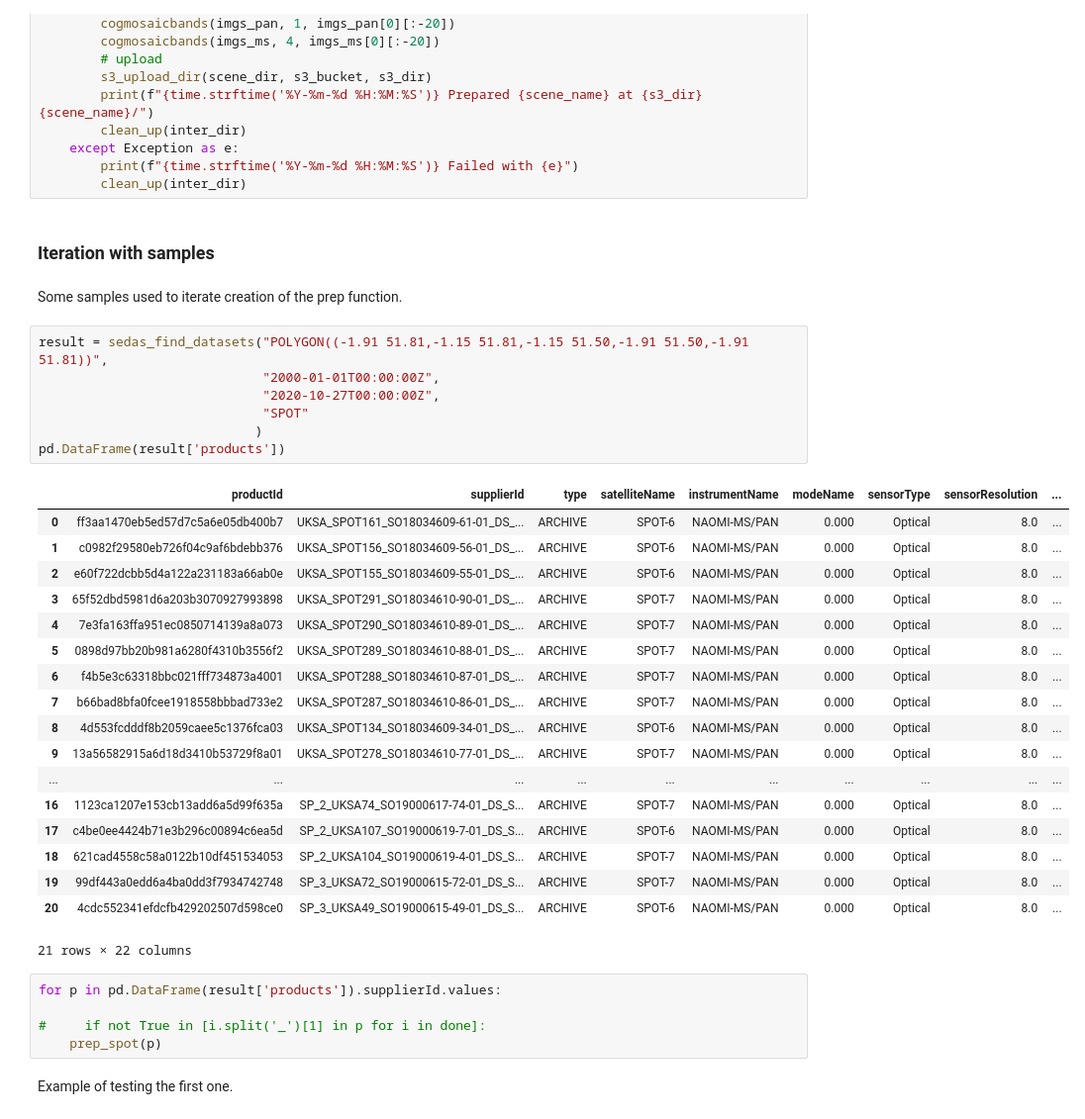
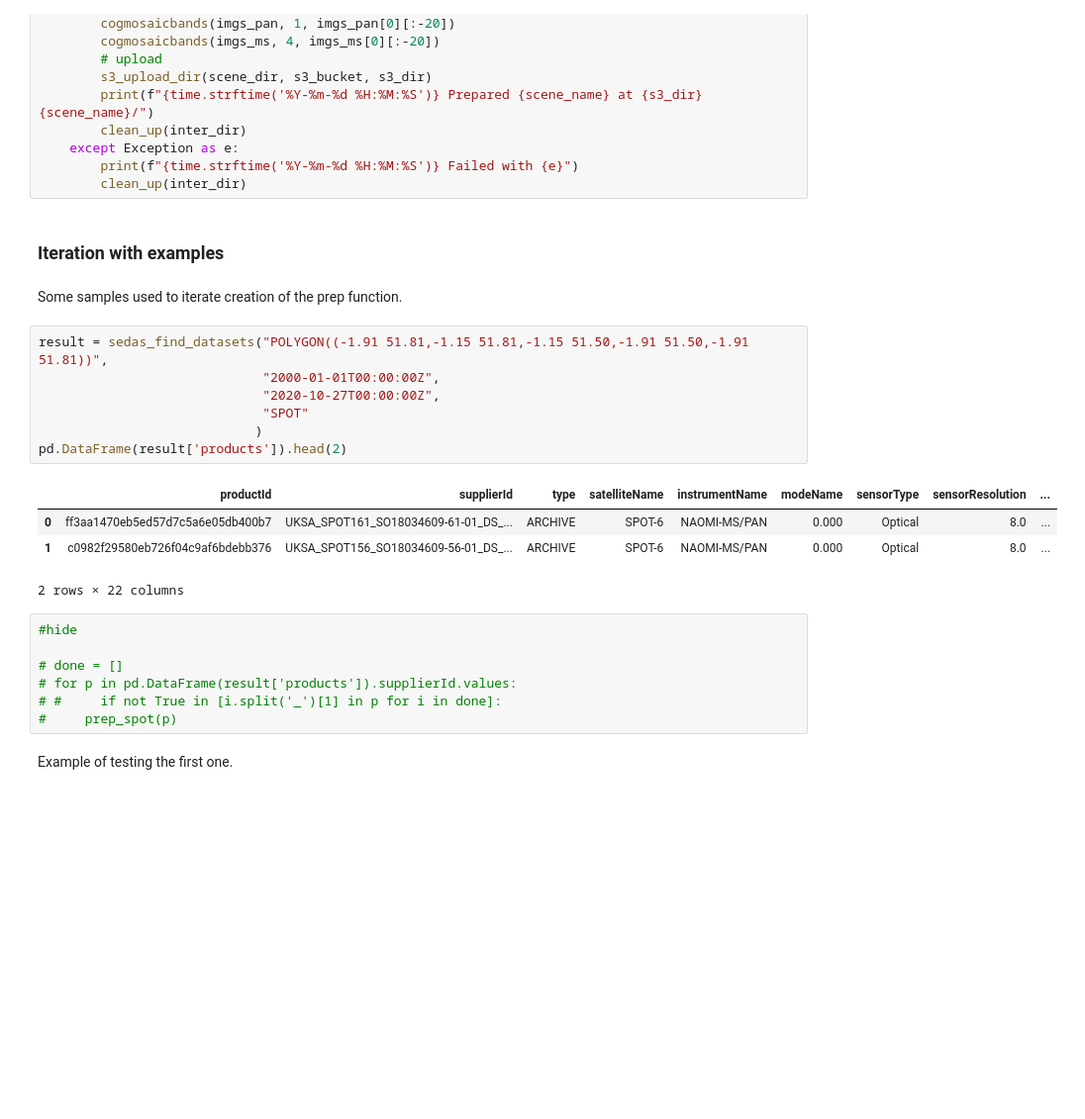
Before and after one commit to oskarfkrauss/sac_stac, a Jupyter notebook: 02A_spot.ipynb, the cells around one changed output. Shown: that part at 99% size. Cells and saved outputs as stored; diff of their text form; blank space fills up the shorter version.

Commit message:
wrap-up spot

```diff
--- a/02A_spot.ipynb
+++ b/02A_spot.ipynb
@@ -66,40 +66,28 @@ def prep_spot(sedas_supplierId, inter_dir="/tmp/data/intermediate/",
         print(f"{time.strftime('%Y-%m-%d %H:%M:%S')} Failed with {e}")
         clean_up(inter_dir)
 # %% [markdown]
-### Iteration with samples
+### **Iteration with examples**
 # %% [markdown]
 Some samples used to iterate creation of the prep function.
 # %%
 result = sedas_find_datasets("POLYGON((-1.91 51.81,-1.15 51.81,-1.15 51.50,-1.91 51.50,-1.91 51.81))",
                              "2000-01-01T00:00:00Z",
                              "2020-10-27T00:00:00Z",
                              "SPOT"
                             )
-pd.DataFrame(result['products'])
+pd.DataFrame(result['products']).head(2)
 # %% [output]
 |  | productId | supplierId | type | satelliteName | instrumentName | modeName | sensorType | sensorResolution | ... |
 | 0 | ff3aa1470eb5ed57d7c5a6e05db400b7 | UKSA_SPOT161_SO18034609-61-01_DS_... | ARCHIVE | SPOT-6 | NAOMI-MS/PAN | 0.000 | Optical | 8.0 | ... |
 | 1 | c0982f29580eb726f04c9af6bdebb376 | UKSA_SPOT156_SO18034609-56-01_DS_... | ARCHIVE | SPOT-6 | NAOMI-MS/PAN | 0.000 | Optical | 8.0 | ... |
-| 2 | e60f722dcbb5d4a122a231183a66ab0e | UKSA_SPOT155_SO18034609-55-01_DS_... | ARCHIVE | SPOT-6 | NAOMI-MS/PAN | 0.000 | Optical | 8.0 | ... |
-| 3 | 65f52dbd5981d6a203b3070927993898 | UKSA_SPOT291_SO18034610-90-01_DS_... | ARCHIVE | SPOT-7 | NAOMI-MS/PAN | 0.000 | Optical | 8.0 | ... |
-| 4 | 7e3fa163ffa951ec0850714139a8a073 | UKSA_SPOT290_SO18034610-89-01_DS_... | ARCHIVE | SPOT-7 | NAOMI-MS/PAN | 0.000 | Optical | 8.0 | ... |
-| 5 | 0898d97bb20b981a6280f4310b3556f2 | UKSA_SPOT289_SO18034610-88-01_DS_... | ARCHIVE | SPOT-7 | NAOMI-MS/PAN | 0.000 | Optical | 8.0 | ... |
-| 6 | f4b5e3c63318bbc021fff734873a4001 | UKSA_SPOT288_SO18034610-87-01_DS_... | ARCHIVE | SPOT-7 | NAOMI-MS/PAN | 0.000 | Optical | 8.0 | ... |
-| 7 | b66bad8bfa0fcee1918558bbbad733e2 | UKSA_SPOT287_SO18034610-86-01_DS_... | ARCHIVE | SPOT-7 | NAOMI-MS/PAN | 0.000 | Optical | 8.0 | ... |
-| 8 | 4d553fcdddf8b2059caee5c1376fca03 | UKSA_SPOT134_SO18034609-34-01_DS_... | ARCHIVE | SPOT-6 | NAOMI-MS/PAN | 0.000 | Optical | 8.0 | ... |
-| 9 | 13a56582915a6d18d3410b53729f8a01 | UKSA_SPOT278_SO18034610-77-01_DS_... | ARCHIVE | SPOT-7 | NAOMI-MS/PAN | 0.000 | Optical | 8.0 | ... |
-| ... | ... | ... | ... | ... | ... | ... | ... | ... | ... |
-| 16 | 1123ca1207e153cb13add6a5d99f635a | SP_2_UKSA74_SO19000617-74-01_DS_S... | ARCHIVE | SPOT-7 | NAOMI-MS/PAN | 0.000 | Optical | 8.0 | ... |
-| 17 | c4be0ee4424b71e3b296c00894c6ea5d | SP_2_UKSA107_SO19000619-7-01_DS_S... | ARCHIVE | SPOT-6 | NAOMI-MS/PAN | 0.000 | Optical | 8.0 | ... |
-| 18 | 621cad4558c58a0122b10df451534053 | SP_2_UKSA104_SO19000619-4-01_DS_S... | ARCHIVE | SPOT-7 | NAOMI-MS/PAN | 0.000 | Optical | 8.0 | ... |
-| 19 | 99df443a0edd6a4ba0dd3f7934742748 | SP_3_UKSA72_SO19000615-72-01_DS_S... | ARCHIVE | SPOT-7 | NAOMI-MS/PAN | 0.000 | Optical | 8.0 | ... |
-| 20 | 4cdc552341efdcfb429202507d598ce0 | SP_3_UKSA49_SO19000615-49-01_DS_S... | ARCHIVE | SPOT-6 | NAOMI-MS/PAN | 0.000 | Optical | 8.0 | ... |
-21 rows × 22 columns
+2 rows × 22 columns
 # %%
-for p in pd.DataFrame(result['products']).supplierId.values:
+#hide
 
-#     if not True in [i.split('_')[1] in p for i in done]:
-    prep_spot(p)
+# done = []
+# for p in pd.DataFrame(result['products']).supplierId.values:
+# #     if not True in [i.split('_')[1] in p for i in done]:
+#     prep_spot(p)
 # %% [markdown]
 Example of testing the first one.
 # %%
```
Also changed, not shown: parts of 77 cells of this notebook, 6 other files.
